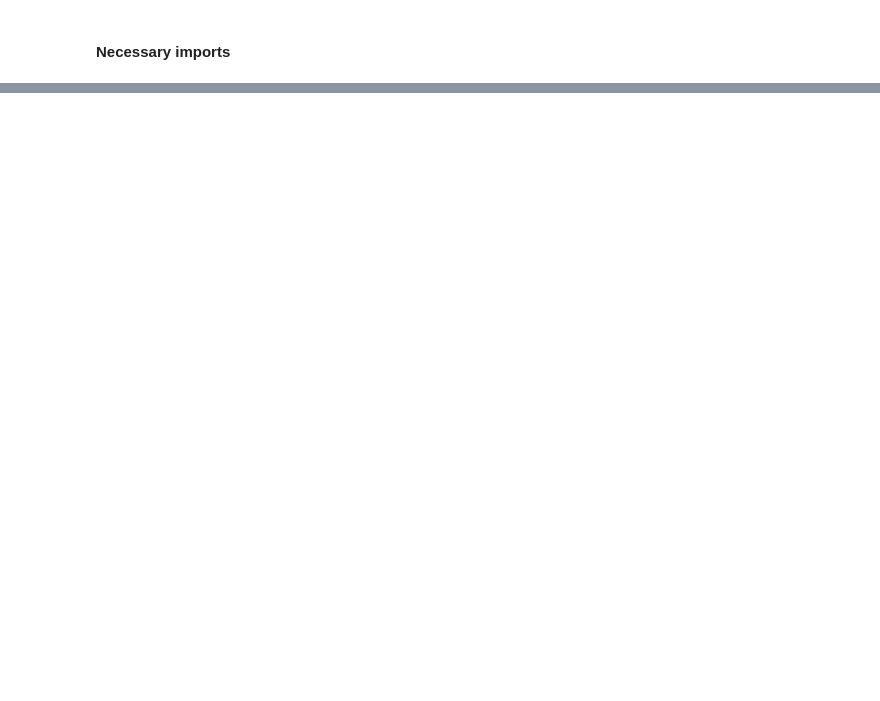
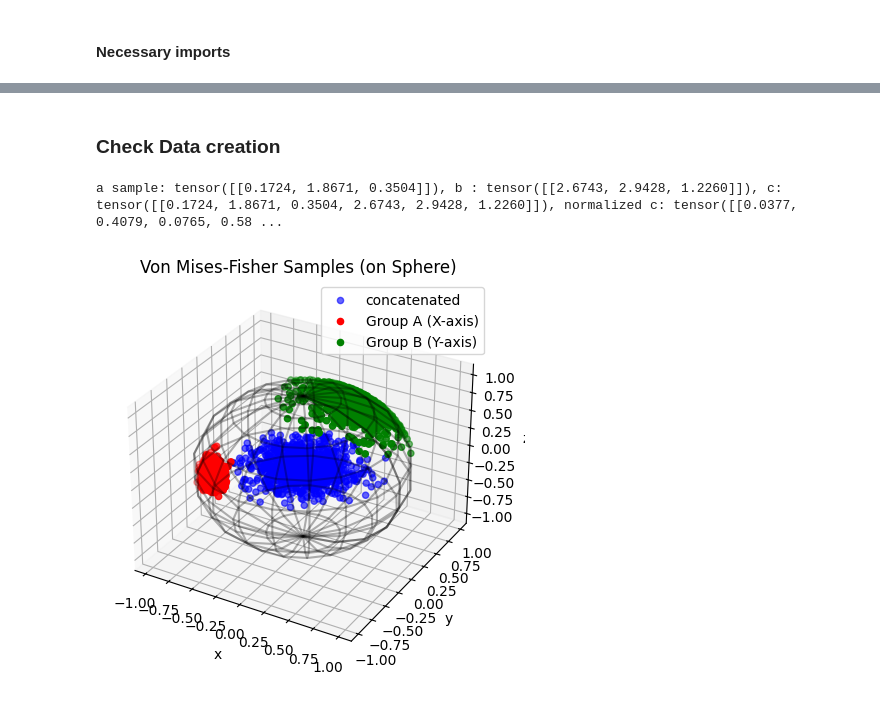
Before and after one commit to Vascorn/RePercENT, a Jupyter notebook: notebooks/synthetic_dataset.ipynb, the cells around one changed output, grey strips where cells are left out. Saved outputs shown, nothing was run; the diff lists cells and outputs as text; code cells hidden in the pictures; blank space fills up the shorter version.

```diff
--- a/notebooks/synthetic_dataset.ipynb
+++ b/notebooks/synthetic_dataset.ipynb
@@ -52 +53,66 @@ before normalization sample: [[ 0.97841935 -0.69614982 -1.89140967 -0.9487484  -
 X1 shape: (10000, 5, 16), X2 shape: (10000, 5, 16)
+# %% [markdown]
+### Check Data creation
+# %%
+import torch
+
+# Normal
+a = torch.normal(0.5, 1.0, size=(1,3))
+b = torch.normal(2.0, 1.0, size=(1,3))
+c = torch.cat((a, b), dim= -1)
+print(f"a sample: {a}, b : {b}, c: {c}, normalized c: {c / torch.norm(c, dim=-1, keepdim=True)}")
+# %% [output]
+a sample: tensor([[0.1724, 1.8671, 0.3504]]), b : tensor([[2.6743, 2.9428, 1.2260]]), c: tensor([[0.1724, 1.8671, 0.3504, 2.6743, 2.9428, 1.2260]]), normalized c: tensor([[0.0377, 0.4079, 0.0765, 0.58 ...
+# %%
+from scipy.stats import vonmises_fisher, multivariate_normal
+import numpy as np
+# 1. Define directions (Mean vectors on the sphere)
+# Must be unit vectors!
+loc_a = torch.randn(3) # Points along X
+loc_a = loc_a / torch.norm(loc_a)
+loc_b = torch.randn(3) # Points along Y
+loc_b = loc_b / torch.norm(loc_b)
+
+
+# 2. Define concentration (kappa)
+# Higher = tighter cluster
+k_a, k_b = 150.0, 20.0
+
+# 3. Sample using Scipy
+# vonmises_fisher(mu, kappa).rvs(n) returns (n, 3) coordinates
+n_samples = 1000
+a_samples_np = vonmises_fisher(loc_a, k_a).rvs(n_samples)
+b_samples_np = vonmises_fisher(loc_b, k_b).rvs(n_samples)
+
+# Convert to tensor if needed for your pipeline
+a_samples = torch.from_numpy(a_samples_np).float()
+b_samples = torch.from_numpy(b_samples_np).float()
+c = torch.cat((a_samples, b_samples), dim= -1).numpy()
+
+# project c to three dimensions using PCA for visualization
+from sklearn.decomposition import PCA
+pca = PCA(n_components=3)
+c = pca.fit_transform(c)
+
+# 4. Plot
+fig = plt.figure(figsize=(6, 5))
+ax = fig.add_subplot(111, projection="3d")
+
+# Draw the unit sphere wireframe for reference
+u, v = np.mgrid[0:2*np.pi:20j, 0:np.pi:10j]
+x = np.cos(u)*np.sin(v)
+y = np.sin(u)*np.sin(v)
+z = np.cos(v)
+ax.plot_wireframe(x, y, z, color="k", alpha=0.3)
+ax.scatter(c[:, 0], c[:, 1], c[:, 2], alpha=0.6, label='concatenated', color='b')
+ax.scatter(a_samples[:, 0], a_samples[:, 1], a_samples[:, 2], color='r', label='Group A (X-axis)')
+ax.scatter(b_samples[:, 0], b_samples[:, 1], b_samples[:, 2], color='g', label='Group B (Y-axis)')
+
+ax.legend()
+ax.set_xlabel("x")
+ax.set_ylabel("y")
+ax.set_zlabel("z")
+ax.set_title("Von Mises-Fisher Samples (on Sphere)")
+plt.show()
+# %% [output]
+[figure, added]
```
Also changed, not shown: parts of 5 cells of this notebook, 6 other files.
